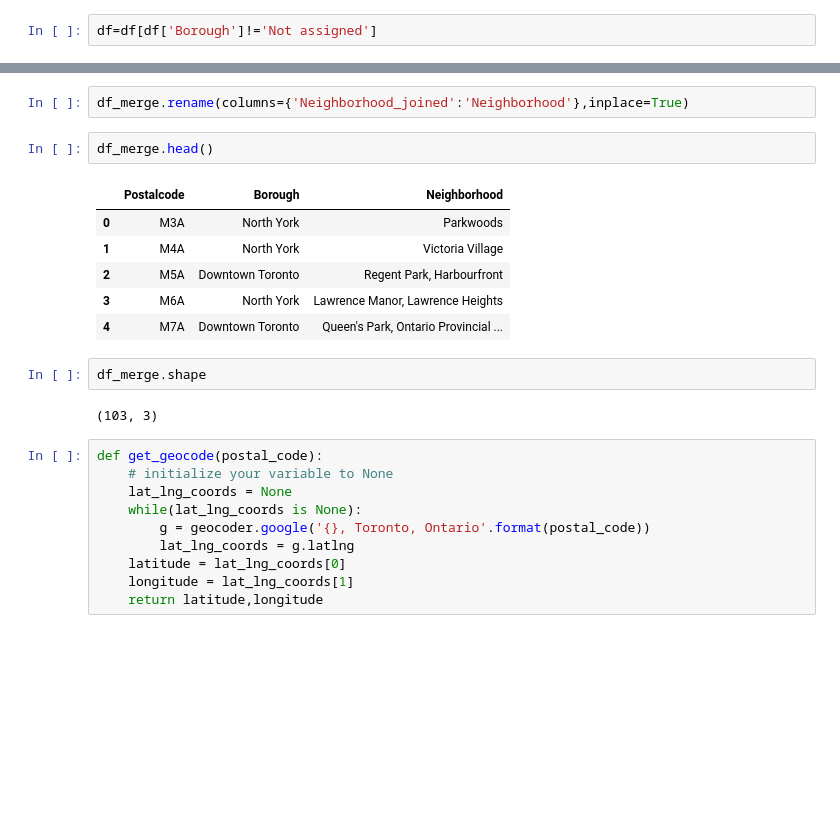
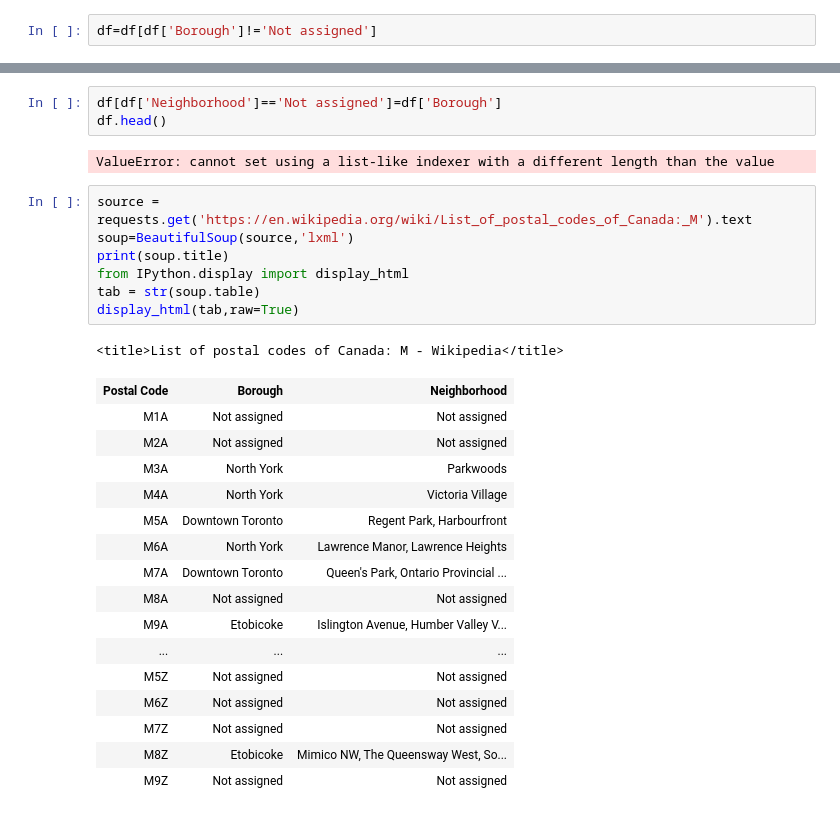
Before and after one commit to winsuarezdelahoz/Segmenting-and-Clustering-Neighborhoods-in-Toronto, a Jupyter notebook: Segmenting-and-Clustering-Neighborhoods.ipynb, the cells around one changed output, grey strips where cells are left out. Drawn from its saved outputs; the diff is of its cells as text; blank space fills up the shorter version.

```diff
--- a/Segmenting-and-Clustering-Neighborhoods.ipynb
+++ b/Segmenting-and-Clustering-Neighborhoods.ipynb
@@ -62,25 +110,30 @@ df_merge.drop_duplicates(inplace=True)
-# %%
-df_merge.rename(columns={'Neighborhood_joined':'Neighborhood'},inplace=True)
-# %%
-df_merge.head()
-# %% [output]
-|  | Postalcode | Borough | Neighborhood |
-| 0 | M3A | North York | Parkwoods |
-| 1 | M4A | North York | Victoria Village |
-| 2 | M5A | Downtown Toronto | Regent Park, Harbourfront |
-| 3 | M6A | North York | Lawrence Manor, Lawrence Heights |
-| 4 | M7A | Downtown Toronto | Queen's Park, Ontario Provincial ... |
-# %%
-df_merge.shape
-# %% [output]
-(103, 3)
-# %%
-def get_geocode(postal_code):
-    # initialize your variable to None
-    lat_lng_coords = None
-    while(lat_lng_coords is None):
-        g = geocoder.google('{}, Toronto, Ontario'.format(postal_code))
-        lat_lng_coords = g.latlng
-    latitude = lat_lng_coords[0]
-    longitude = lat_lng_coords[1]
-    return latitude,longitude
+# %%
+df[df['Neighborhood']=='Not assigned']=df['Borough']
+df.head()
+# %% [output]
+ValueError: cannot set using a list-like indexer with a different length than the value
+# %%
+source = requests.get('https://en.wikipedia.org/wiki/List_of_postal_codes_of_Canada:_M').text
+soup=BeautifulSoup(source,'lxml')
+print(soup.title)
+from IPython.display import display_html
+tab = str(soup.table)
+display_html(tab,raw=True)
+# %% [output]
+<title>List of postal codes of Canada: M - Wikipedia</title>
+| Postal Code | Borough | Neighborhood |
+| M1A | Not assigned | Not assigned |
+| M2A | Not assigned | Not assigned |
+| M3A | North York | Parkwoods |
+| M4A | North York | Victoria Village |
+| M5A | Downtown Toronto | Regent Park, Harbourfront |
+| M6A | North York | Lawrence Manor, Lawrence Heights |
+| M7A | Downtown Toronto | Queen's Park, Ontario Provincial ... |
+| M8A | Not assigned | Not assigned |
+| M9A | Etobicoke | Islington Avenue, Humber Valley V... |
+| ... | ... | ... |
+| M5Z | Not assigned | Not assigned |
+| M6Z | Not assigned | Not assigned |
+| M7Z | Not assigned | Not assigned |
+| M8Z | Etobicoke | Mimico NW, The Queensway West, So... |
+| M9Z | Not assigned | Not assigned |
```
Also changed, not shown: parts of 33 cells of this notebook.
